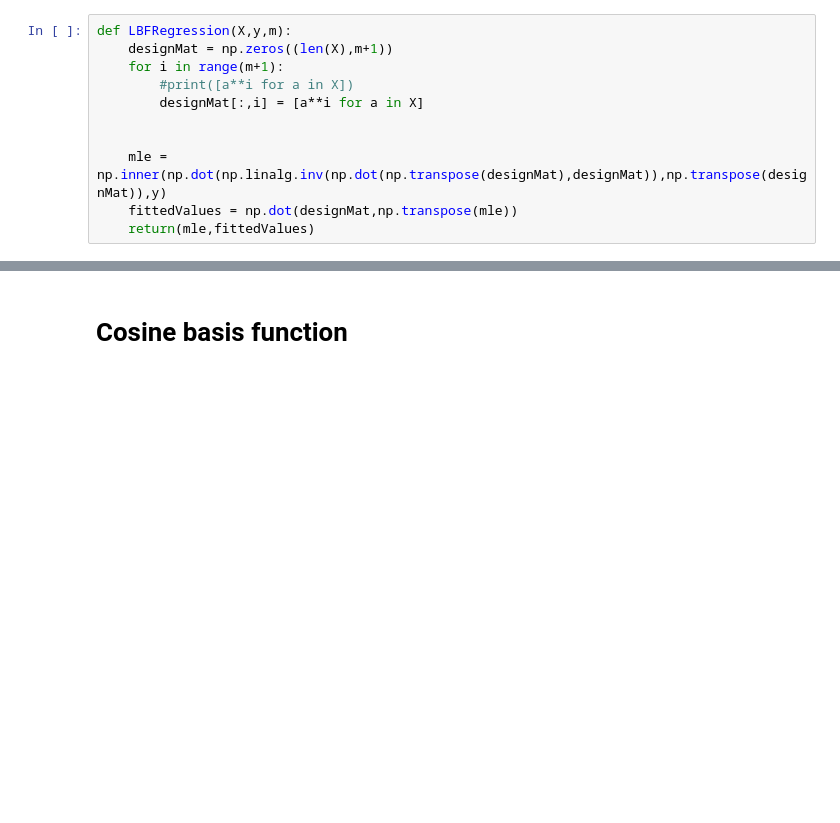
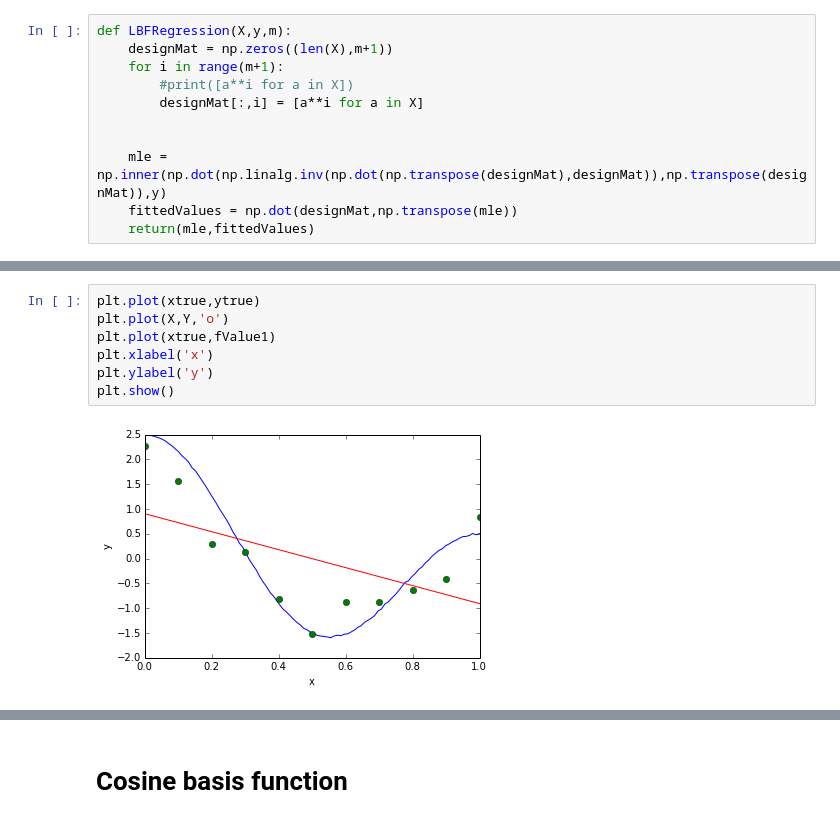
Before and after one commit to Divyagash/Class-6, a Jupyter notebook: PythonFiles/HW1.ipynb, the cells around one changed output, grey strips where cells are left out. Cells and saved outputs as stored; diff of their text form; blank space fills up the shorter version.

```diff
--- a/PythonFiles/HW1.ipynb
+++ b/PythonFiles/HW1.ipynb
@@ -549,0 +602,9 @@ designMat
+# %%
+plt.plot(xtrue,ytrue)
+plt.plot(X,Y,'o')
+plt.plot(xtrue,fValue1)
+plt.xlabel('x')
+plt.ylabel('y')
+plt.show()
+# %% [output]
+[figure, added]
```
Also changed, not shown: parts of 29 cells of this notebook.
